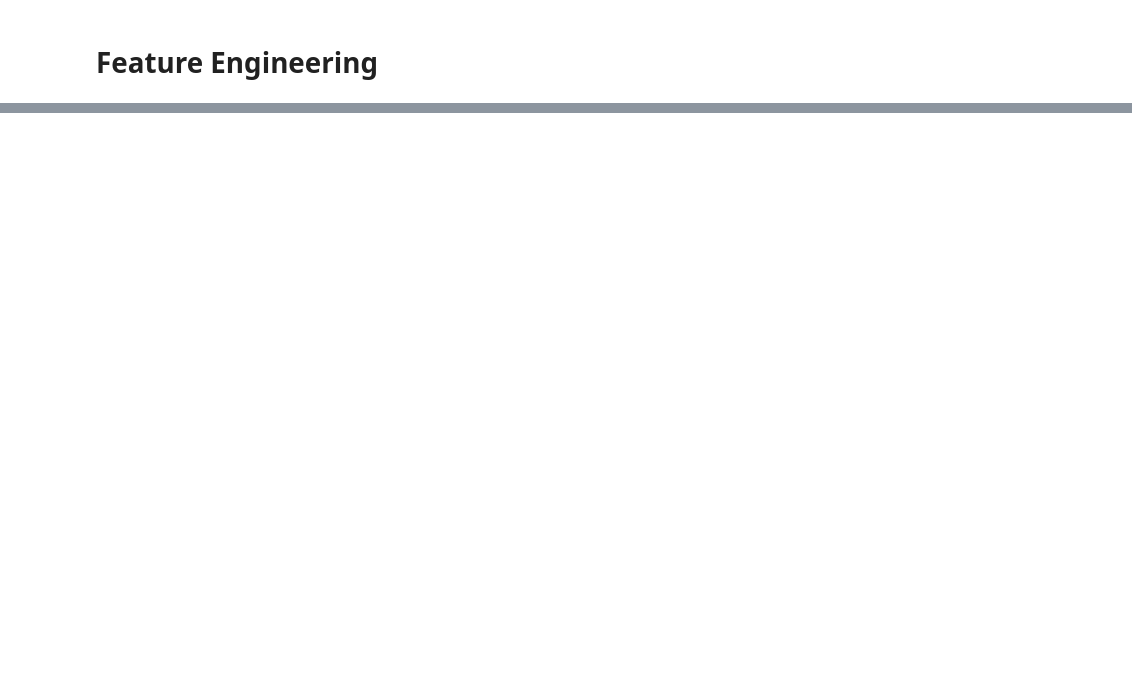
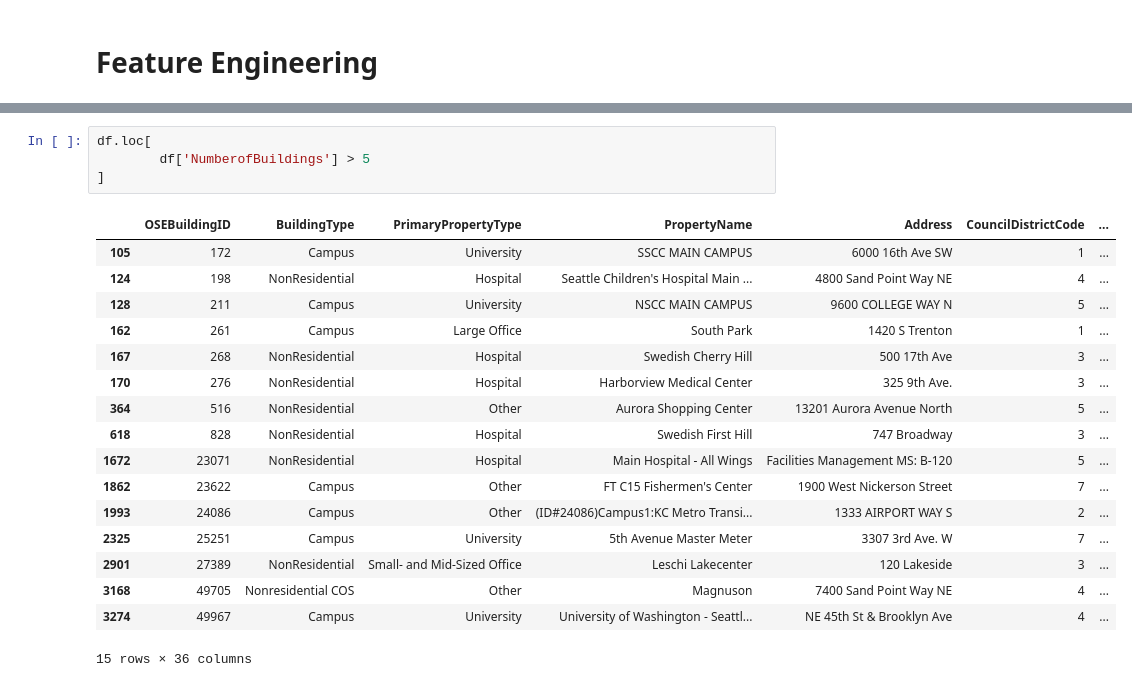
Before and after one commit to ArhurK/P4-Anticipez-les-besoins-en-consommation-de-batiments, a Jupyter notebook: P4.ipynb, the cells around one changed output, grey strips where cells are left out. Saved outputs shown, nothing was run; the diff lists cells and outputs as text; blank space fills up the shorter version.

```diff
--- a/P4.ipynb
+++ b/P4.ipynb
@@ -595,0 +707,22 @@ array(['Hotel', 'Hotel, Parking, Restaurant',
+# %%
+df.loc[
+        df['NumberofBuildings'] > 5
+]
+# %% [output]
+|  | OSEBuildingID | BuildingType | PrimaryPropertyType | PropertyName | Address | CouncilDistrictCode | ... |
+| 105 | 172 | Campus | University | SSCC MAIN CAMPUS | 6000 16th Ave SW | 1 | ... |
+| 124 | 198 | NonResidential | Hospital | Seattle Children's Hospital Main ... | 4800 Sand Point Way NE | 4 | ... |
+| 128 | 211 | Campus | University | NSCC MAIN CAMPUS | 9600 COLLEGE WAY N | 5 | ... |
+| 162 | 261 | Campus | Large Office | South Park | 1420 S Trenton | 1 | ... |
+| 167 | 268 | NonResidential | Hospital | Swedish Cherry Hill | 500 17th Ave | 3 | ... |
+| 170 | 276 | NonResidential | Hospital | Harborview Medical Center | 325 9th Ave. | 3 | ... |
+| 364 | 516 | NonResidential | Other | Aurora Shopping Center | 13201 Aurora Avenue North | 5 | ... |
+| 618 | 828 | NonResidential | Hospital | Swedish First Hill | 747 Broadway | 3 | ... |
+| 1672 | 23071 | NonResidential | Hospital | Main Hospital - All Wings | Facilities Management MS: B-120 | 5 | ... |
+| 1862 | 23622 | Campus | Other | FT C15 Fishermen's Center | 1900 West Nickerson Street | 7 | ... |
+| 1993 | 24086 | Campus | Other | (ID#24086)Campus1:KC Metro Transi... | 1333 AIRPORT WAY S | 2 | ... |
+| 2325 | 25251 | Campus | University | 5th Avenue Master Meter | 3307 3rd Ave. W | 7 | ... |
+| 2901 | 27389 | NonResidential | Small- and Mid-Sized Office | Leschi Lakecenter | 120 Lakeside | 3 | ... |
+| 3168 | 49705 | Nonresidential COS | Other | Magnuson | 7400 Sand Point Way NE | 4 | ... |
+| 3274 | 49967 | Campus | University | University of Washington - Seattl... | NE 45th St & Brooklyn Ave | 4 | ... |
+15 rows × 36 columns
```
Also changed, not shown: parts of 13 cells of this notebook.
